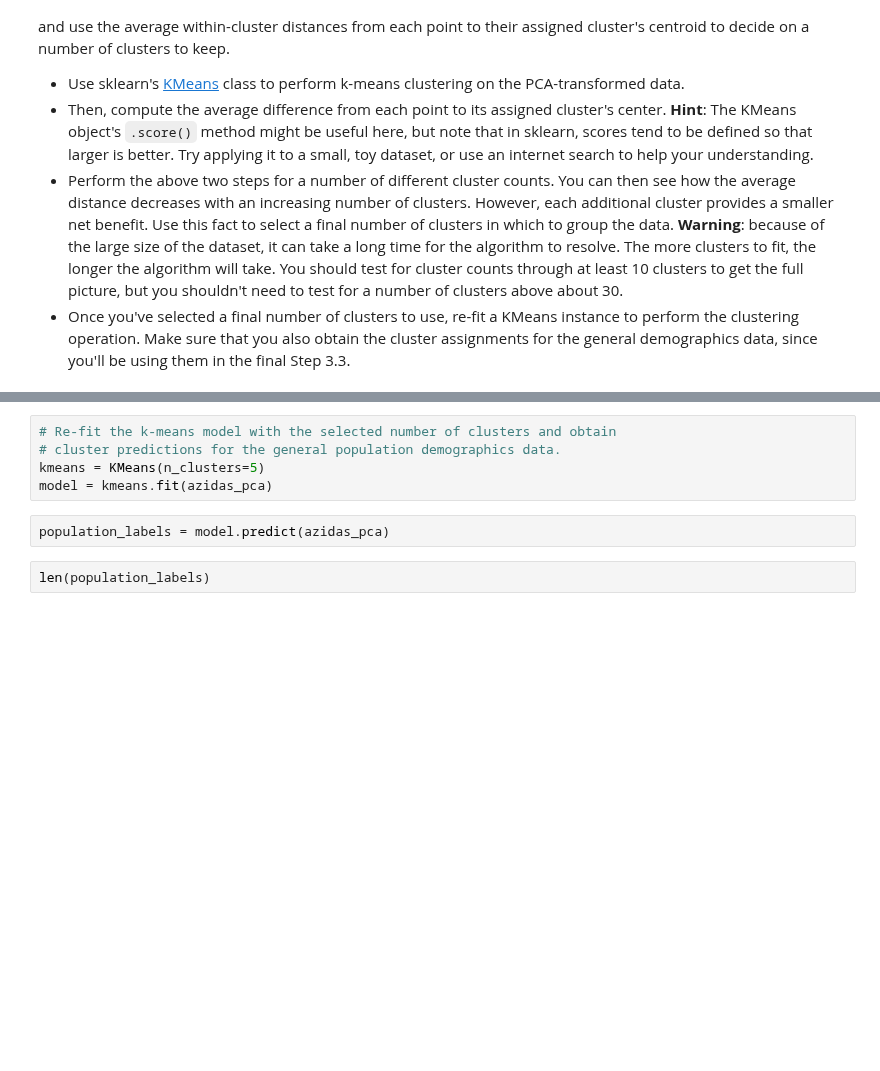
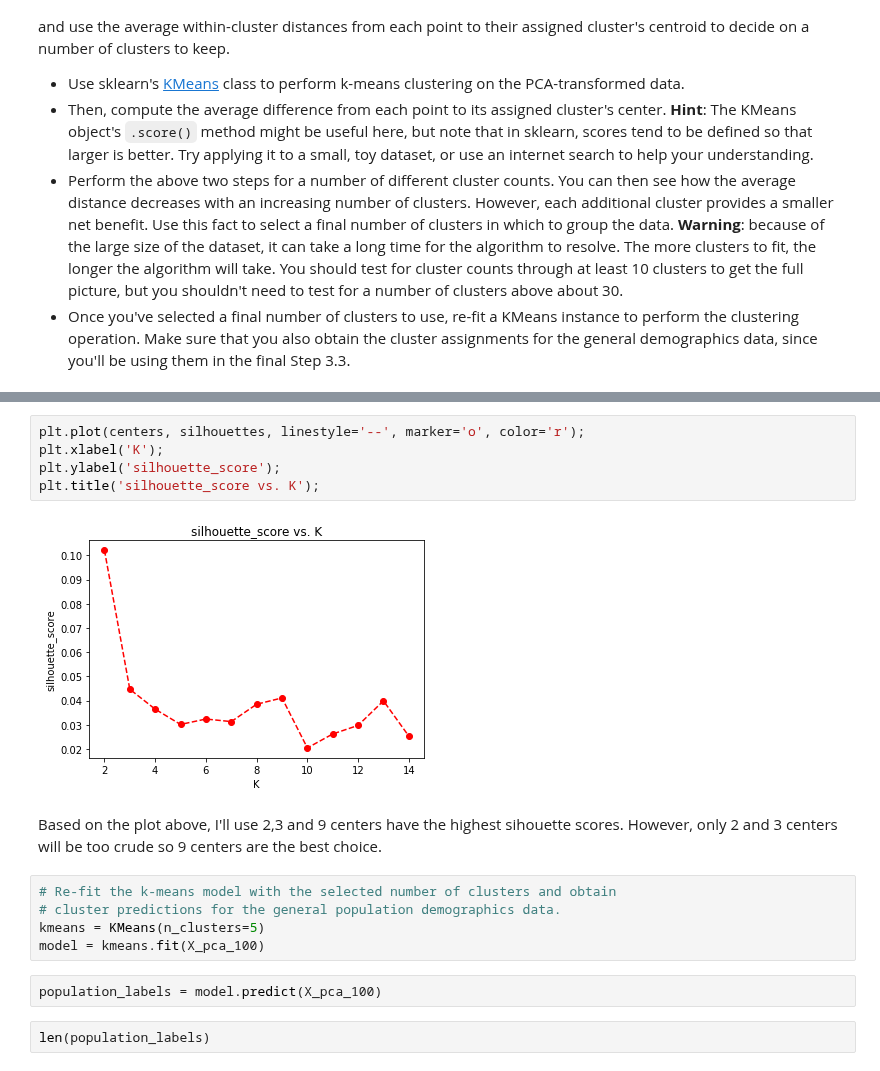
Before and after one commit to jgu1989/UdacityDataScientistNanodegree, a Jupyter notebook: project3_customer_segments/Identify_Customer_Segments.ipynb, the cells around one changed output, grey strips where cells are left out. Drawn from its saved outputs; the diff is of its cells as text; blank space fills up the shorter version.

```diff
--- a/project3_customer_segments/Identify_Customer_Segments.ipynb
+++ b/project3_customer_segments/Identify_Customer_Segments.ipynb
@@ -886,10 +898,19 @@ Based on the plot above, I'll use 5 centers because it is the closest to an elbo
+# %%
+plt.plot(centers, silhouettes, linestyle='--', marker='o', color='r');
+plt.xlabel('K');
+plt.ylabel('silhouette_score');
+plt.title('silhouette_score vs. K');
+# %% [output]
+[figure, added]
+# %% [markdown]
+Based on the plot above, I'll use 2,3 and 9 centers have the highest sihouette scores. However, only 2 and 3 centers will be too crude so 9 centers are the best choice.
 # %%
 # Re-fit the k-means model with the selected number of clusters and obtain
 # cluster predictions for the general population demographics data.
 kmeans = KMeans(n_clusters=5)
-model = kmeans.fit(azidas_pca)
+model = kmeans.fit(X_pca_100)
 # %%
-population_labels = model.predict(azidas_pca)
+population_labels = model.predict(X_pca_100)
 # %%
 len(population_labels)
 # %% [output]
```
Also changed, not shown: parts of 15 cells of this notebook.
